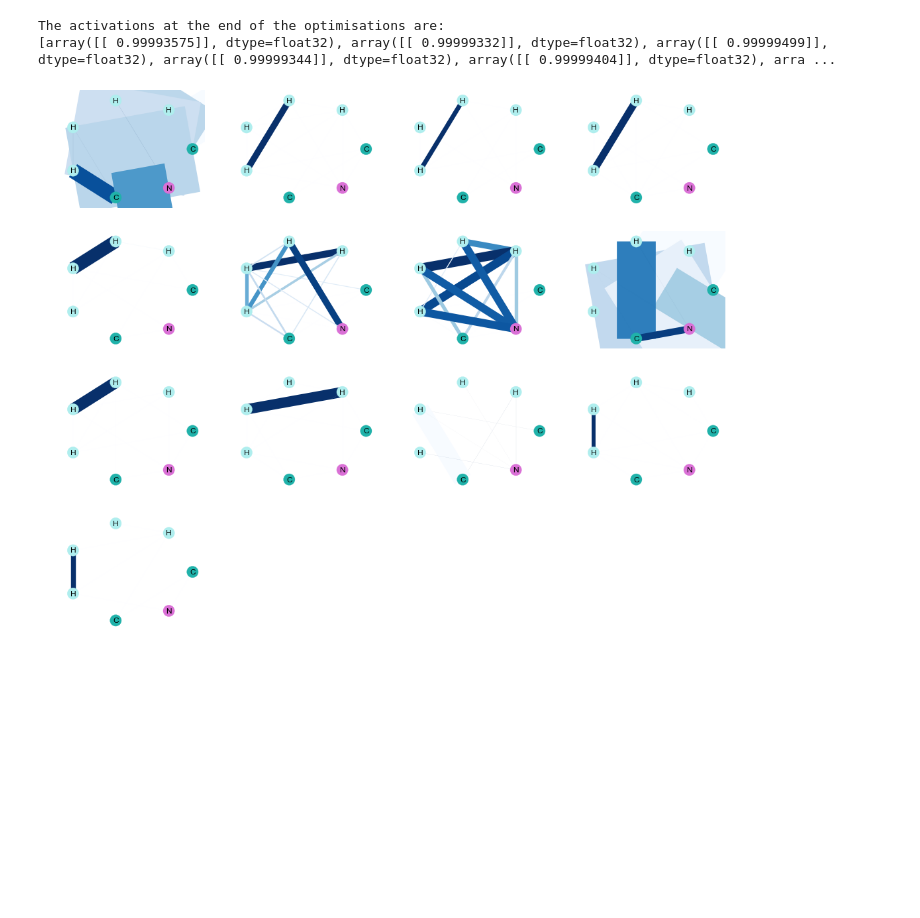
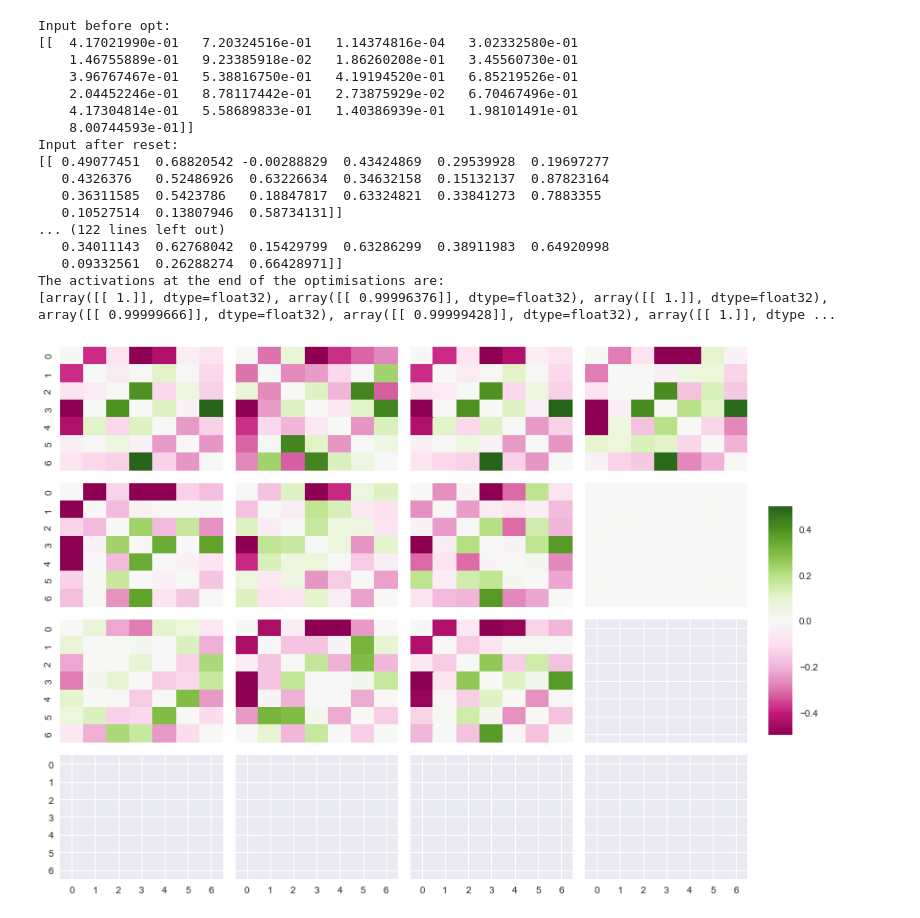
Before and after one commit to SilviaAmAm/Aglaia, a Jupyter notebook: Examples/Visualisation.ipynb, the cells around one changed output. Cells and saved outputs as stored; diff of their text form; code cells hidden in the pictures; blank space fills up the shorter version.

Commit message:
Additional scripts that do things with the network

```diff
--- a/Examples/Visualisation.ipynb
+++ b/Examples/Visualisation.ipynb
@@ -63,2 +94,61 @@ estimator.plotWeights()
+# %%
+the_mean = np.mean(X_train, axis=0)
+estimator.isVisReady = False
+# alpha_l1 = [0.0001, 0.0000001, 0.001, 0.05, 0.005, 0.005, 0.1, 0.5, 0.05, 0.01, 0.0000001, 0.0000005, 0.0000001]
+# alpha_l1 = [1.0, 0.001, 0.0000001, 0.0000001, 0.01, 0.0000001, 1.0, 0.0000001, 0.0001, 0.005, 1.0, 0.0000001, 0.000001]
+# alpha_l1 =  [0.05, 1.0, 0.005, 0.0000001, 1.0, 0.0000001, 1.0, 0.05, 0.0000001, 0.05, 0.0000001, 0.01, 0.0001]
+alpha_l1 = [0.00005]
+## New reg L1
+# alpha_l1 = [0.0005, 0.01, 0.01, 1.0, 1.0, 1.0, 1.0, 0.001, 0.01, 0.01, 1.0, 1.0, 1.0]
+
+alpha_l2=0.0
+
+if estimator.isVisReady == False:
+    estimator.x_square_tot = estimator.optimise_input_no_diag(random_input, alpha_l1, alpha_l2, the_mean, 6000, 0.0005)
+
+max_val = np.amax(estimator.x_square_tot)
+min_val = np.amin(estimator.x_square_tot)
+
+n = int(np.ceil(np.sqrt(estimator.hidden_layer_sizes[0])))
+additional = n ** 2 - estimator.hidden_layer_sizes[0]
+
+fig, axn = plt.subplots(n, n, sharex=True, sharey=True)
+fig.set_size_inches(11.7, 8.27)
+cbar_ax = fig.add_axes([.91, .3, .03, .4])
+counter = 0
+
+for i, ax in enumerate(axn.flat):
+    df = pd.DataFrame(estimator.x_square_tot[counter])
+    ax.set(xticks=[], yticks=[])
+    sns.heatmap(df, ax=ax, cbar=i == 0, cmap='PiYG',
+                vmax=0.5, vmin=-0.5,
+                cbar_ax=None if i else cbar_ax)
+    counter = counter + 1
+    if counter >= estimator.hidden_layer_sizes[0]:
+        break
+
+fig.tight_layout(rect=[0, 0, 0.9, 1])
+# if write_plot==True:
+#     fig.savefig("high_a1_input.png", transparent=False, dpi=600)
+plt.show()
+# %% [output]
+Input before opt:
+[[  4.17021990e-01   7.20324516e-01   1.14374816e-04   3.02332580e-01
+    1.46755889e-01   9.23385918e-02   1.86260208e-01   3.45560730e-01
+    3.96767467e-01   5.38816750e-01   4.19194520e-01   6.85219526e-01
+    2.04452246e-01   8.78117442e-01   2.73875929e-02   6.70467496e-01
+    4.17304814e-01   5.58689833e-01   1.40386939e-01   1.98101491e-01
+    8.00744593e-01]]
+Input after reset:
+[[ 0.49077451  0.68820542 -0.00288829  0.43424869  0.29539928  0.19697277
+   0.4326376   0.52486926  0.63226634  0.34632158  0.15132137  0.87823164
+   0.36311585  0.5423786   0.18847817  0.63324821  0.33841273  0.7883355
+   0.10527514  0.13807946  0.58734131]]
+... (122 lines left out)
+   0.34011143  0.62768042  0.15429799  0.63286299  0.38911983  0.64920998
+   0.09332561  0.26288274  0.66428971]]
+The activations at the end of the optimisations are:
+[array([[ 1.]], dtype=float32), array([[ 0.99996376]], dtype=float32), array([[ 1.]], dtype=float32), array([[ 0.99999666]], dtype=float32), array([[ 0.99999428]], dtype=float32), array([[ 1.]], dtype ...
+[figure, added]
 # %%
 # estimator.isVisReady = False
@@ -66,10 +156,3 @@ estimator.plotWeights()
-# %%
-estimator.isVisReady = False
-estimator.vis_input_network(random_input, alpha_l1=0.0001, alpha_l2=0.0, clipping=0.0, write_plot=False)
-# %% [output]
-The activations at the end of the optimisations are:
-[array([[ 0.99993575]], dtype=float32), array([[ 0.99999332]], dtype=float32), array([[ 0.99999499]], dtype=float32), array([[ 0.99999344]], dtype=float32), array([[ 0.99999404]], dtype=float32), arra ...
-[figure, removed]
 # %%
 import matplotlib.pyplot as plt
 import networkx as nx
```
Also changed, not shown: parts of 23 cells of this notebook, 4 other files.
